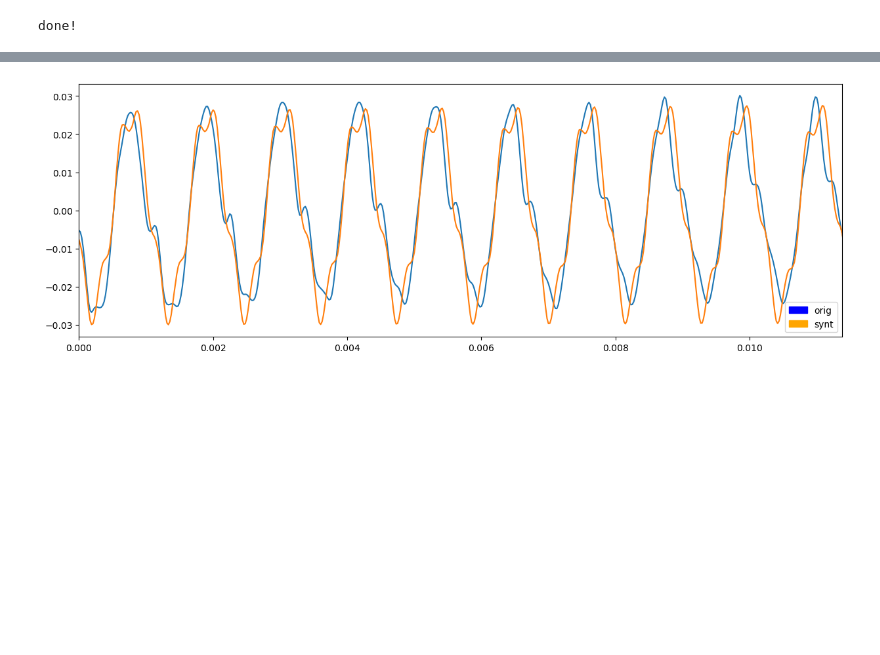
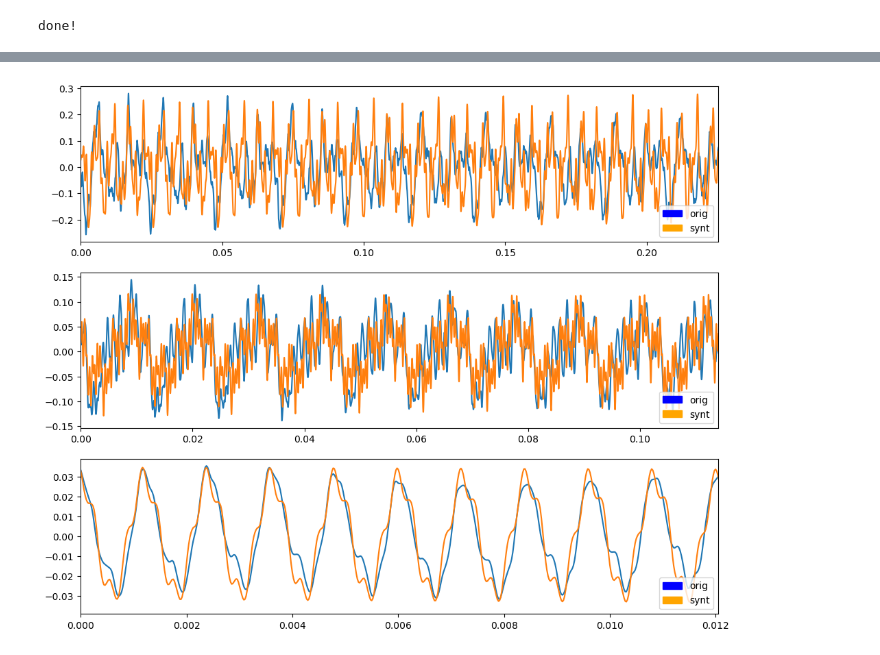
Before and after one commit to youruncle1/ISS-proj, a Jupyter notebook: iss_proj.ipynb, the cells around one changed output, grey strips where cells are left out. Drawn from its saved outputs; the diff is of its cells as text; code cells hidden in the pictures; blank space fills up the shorter version.

```diff
--- a/iss_proj.ipynb
+++ b/iss_proj.ipynb
@@ -50,7 +51,7 @@ def plot_SIGNAL(r, c, midifreq, tone):
 def plot_PSD(r, c, tone):
     DFT = np.fft.fft(xall[tone])
     #PSD = np.log10((np.abs(DFT)**2) + 1e-5) #np.log10((1/xall[tone].size) * (np.abs(segmentDFT)**2) + 1e-10)
-    PSD = np.log10((((np.abs(DFT)**2) + 1e-5) * (1/xall[tone].size)))
+    PSD = np.log(np.abs(DFT)**2 + 1e-5)
     PSDHalf = PSD[:PSD.size // 2]
     Fk = np.arange(PSDHalf.size) * (Fs / xall[tone].size)
     ax[r][c].set_title('DFT spektrum tonu %d' % tone)
@@ -74,7 +75,7 @@ plot_PSD(2, 1, 80)
 
 plt.tight_layout()
 
-sf.write('a_orig.wav', xall[29], Fs)
-sf.write('b_orig.wav', xall[41], Fs)
-sf.write('c_orig.wav', xall[80], Fs)
+sf.write('audio/a_orig.wav', xall[29], Fs)
+sf.write('audio/b_orig.wav', xall[41], Fs)
+sf.write('audio/c_orig.wav', xall[80], Fs)
 # %% [output]
@@ -263,15 +224,18 @@ print(tonedata[tone][4][1])
 # %%
 tones = [29, 41, 80]
 def plot_fundamental(r, c, tone):
+    freq0 = tonedata[tone][0][2]
     plot_PSD(r, c, tone)
-    ax[r][c].set_xlim(0, 11*tonedata[tone][0][2])
+    ax[r][c].set_xlim(0, 11*freq0)
     for f0 in range(5):
+
         ax[r][c].axvline(x=tonedata[tone][f0][2], linewidth=0.4, c="r",linestyle="--")
-        ax[r][c].plot(tonedata[tone][f0][2], tonedata[tone][f0][1], marker='x')
+        ax[r][c].plot(tonedata[tone][f0][2], np.log(tonedata[tone][f0][0]**2 + 1e-5), marker='x')
+        flabel = mpatches.Patch(color='orange',label='f0 ≈ {}Hz'.format(round(freq0, 2)))
+        ax[r][c].legend(handles=[flabel], loc='lower right')
 
-_, ax = plt.subplots(3, 1, figsize=(7, 11), squeeze=False)
+_, ax = plt.subplots(3, 1, figsize=(12, 10), squeeze=False)
 for idx, tone in enumerate(tones):
-    print("f0 tonu {} ≈ {:.2f} Hz".format(tone, tonedata[tone][0][2]))
     plot_fundamental(idx,0,tone)
 
 plt.tight_layout()
@@ -283,56 +244,46 @@ f0 tonu 80 ≈ 829.61 Hz
 # %%
-import matplotlib.patches as mpatches
-
-def synthesize_tone(tone, duration, amplitude=1.0, sampling_rate=48000):
+def synthesize_tone(tone, duration, volume=1.0, sampling_rate=48000):
     # Generate the time axis in seconds
     t = np.linspace(0, duration, int(duration * sampling_rate), False)
     # Generate the sum of five cosine waveforms
-    synttone = np.real((amplitude / 5) *( tonedata[tone][0][0]*np.cos(2 * np.pi * tonedata[tone][0][2] * t + tonedata[tone][0][1]) +
-                              tonedata[tone][1][0]*np.cos(2 * np.pi * 2 * tonedata[tone][1][2] * t + tonedata[tone][1][1]) +
-                              tonedata[tone][2][0]*np.cos(2 * np.pi * 3 * tonedata[tone][2][2] * t + tonedata[tone][2][1]) +
-                              tonedata[tone][3][0]*np.cos(2 * np.pi * 4 * tonedata[tone][3][2] * t + tonedata[tone][3][1]) +
-                              tonedata[tone][4][0]*np.cos(2 * np.pi * 5 * tonedata[tone][4][2] * t + tonedata[tone][4][1])))
+    synttone = np.real( tonedata[tone][0][0]*np.cos(2 * np.pi * 1 * tonedata[tone][0][2] * t + tonedata[tone][0][1]) +
+                        tonedata[tone][1][0]*np.cos(2 * np.pi * 2 * tonedata[tone][1][2] * t + tonedata[tone][1][1]) +
+                        tonedata[tone][2][0]*np.cos(2 * np.pi * 3 * tonedata[tone][2][2] * t + tonedata[tone][2][1]) +
+                        tonedata[tone][3][0]*np.cos(2 * np.pi * 4 * tonedata[tone][3][2] * t + tonedata[tone][3][1]) +
+                        tonedata[tone][4][0]*np.cos(2 * np.pi * 5 * tonedata[tone][4][2] * t + tonedata[tone][4][1]))
+    synttone = ((synttone/max(synttone)) * max(xall[tone])) * volume #normalizacia, vynasobenie amplitudou povodnej, nastavenie hlasitosti
     return synttone
 
-tone = 81
-
-synttone = synthesize_tone(tone=tone, duration=0.5, amplitude=max(xall[tone]), sampling_rate=Fs)
-synttone = (synttone/max(synttone)) * max(xall[tone])
-syntcorr = np.correlate(synttone, xall[tone], "full")
-syntcorr = syntcorr/max(syntcorr)
-syntcorr = syntcorr[int(len(syntcorr)/2):] #staci len druha polovica autokoleracie
-start = np.argmax(syntcorr<0) #najdem vzdialenost prvej hodnoty y<0 - inak by funkcia np.argmax vzdy bola rovna 0
-peak_distance = np.argmax(syntcorr[start:400]) #argmax vrati na ktorom koeficiente sa nachadza najvyssia hodnota y
-lag = start+peak_distance
-print(lag)
-print(synttone.size)
-print(xall[tone].size)
-#plt.plot(syntcorr)
-segment = np.arange(xall[tone].size) / Fs
-T = 1/tonedata[tone][0][2]
-#plt.plot(segmenttone, tone/1500)
-#plt.plot(segment, xall[tone])
-plt.figure(figsize=(15, 5))
-plt.plot(segment, xall[tone])
-plt.plot(segment, synttone, label='snt')
+_, ax = plt.subplots(3, 1, figsize=(12, 10), squeeze=False)
 blue = mpatches.Patch(color='blue', label='orig')
 orange = mpatches.Patch(color='orange', label='synt')
-plt.legend(handles=[blue, red], loc='lower right')
-#plt.legend(handles=[red], loc='lower right')
-plt.xlim(0, 10*T)
-#plt.plot(xall[tone])
 
-#plt.xlim(0, 5*(1/tonedata[tone][0][2]))
-#print(xall[tone])
-#print(tone)
-#plt.plot(tone)
 for idx, tone in enumerate(tones):
-    synttone = synthesize_tone(tone=tone, duration=1, amplitude=max(xall[tone]), sampling_rate=Fs)
-    synttone = (synttone/max(synttone)) * max(xall[tone])
+    synttone = synthesize_tone(tone=tone, duration=1, volume=1, sampling_rate=Fs)
+
+
+    segment = np.arange(xall[tone].size) / Fs
+    T = 1/tonedata[tone][0][2]
+
     if idx == 0:
-        sf.write('a.wav', synttone, Fs)
+        ax[0][0].plot(segment, xall[tone])
+        ax[0][0].plot(segment, synttone[993:24993])
+        ax[0][0].legend(handles=[blue, orange], loc='lower right')
+        ax[0][0].set_xlim(0, 10*T)
+
+        sf.write('audio/a.wav', synttone, Fs)
     if idx == 1:
-        sf.write('b.wav', synttone, Fs)
+        ax[1][0].plot(segment, xall[tone])
+        ax[1][0].plot(segment, synttone[1068:25068])
+        ax[1][0].legend(handles=[blue, orange], loc='lower right')
+        ax[1][0].set_xlim(0, 10*T)
+
+        sf.write('audio/b.wav', synttone, Fs)
     if idx == 2:
-        sf.write('c.wav', synttone, Fs)
+        ax[2][0].plot(segment, xall[tone])
+        ax[2][0].plot(segment, synttone[1:24001])
+        ax[2][0].legend(handles=[blue, orange], loc='lower right')
+        ax[2][0].set_xlim(0, 10*T)
+
+        sf.write('audio/c.wav', synttone, Fs)
 # %% [output]
@@ -342 +290 @@ for idx, tone in enumerate(tones):
-[figure, old version]
+[figure, new version]
```
Also changed, not shown: parts of 8 cells of this notebook, 1 other file.
